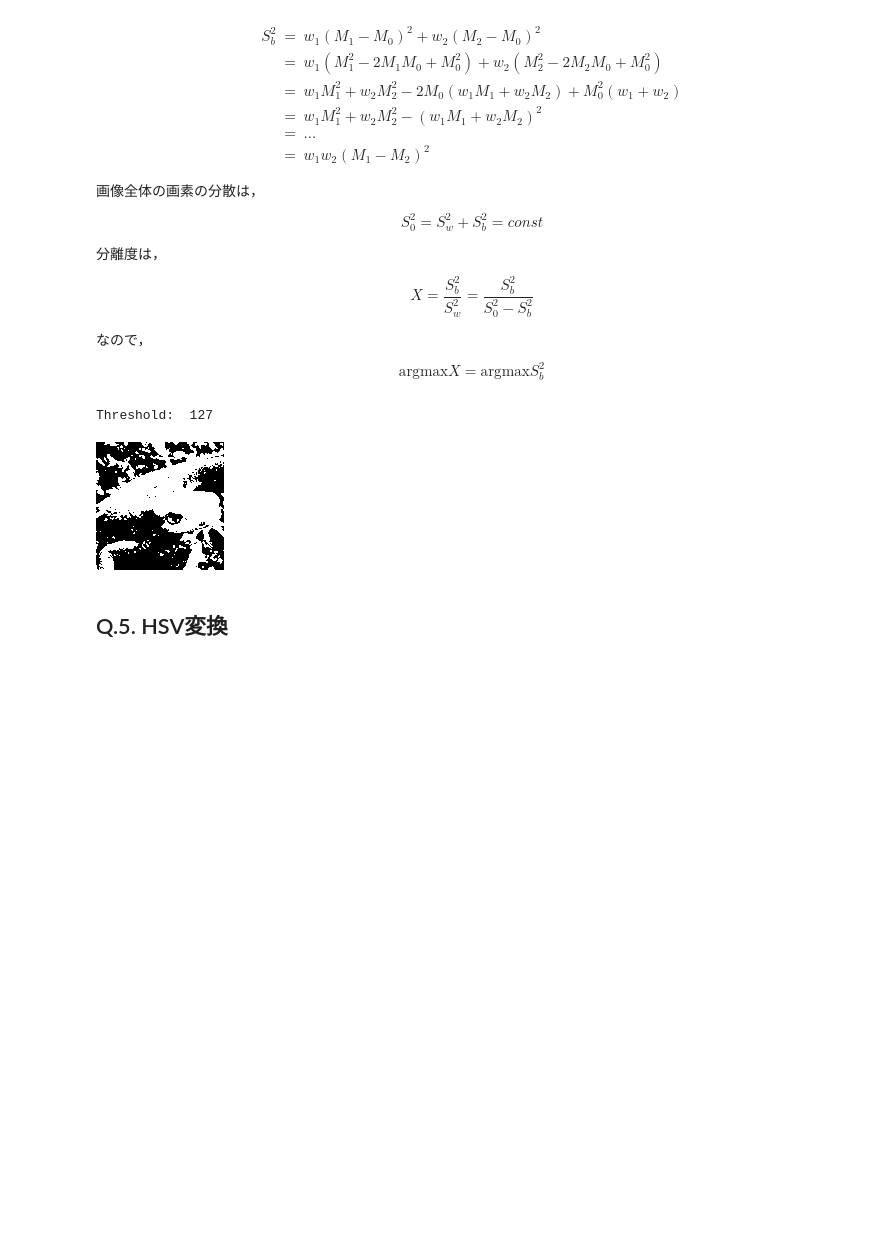
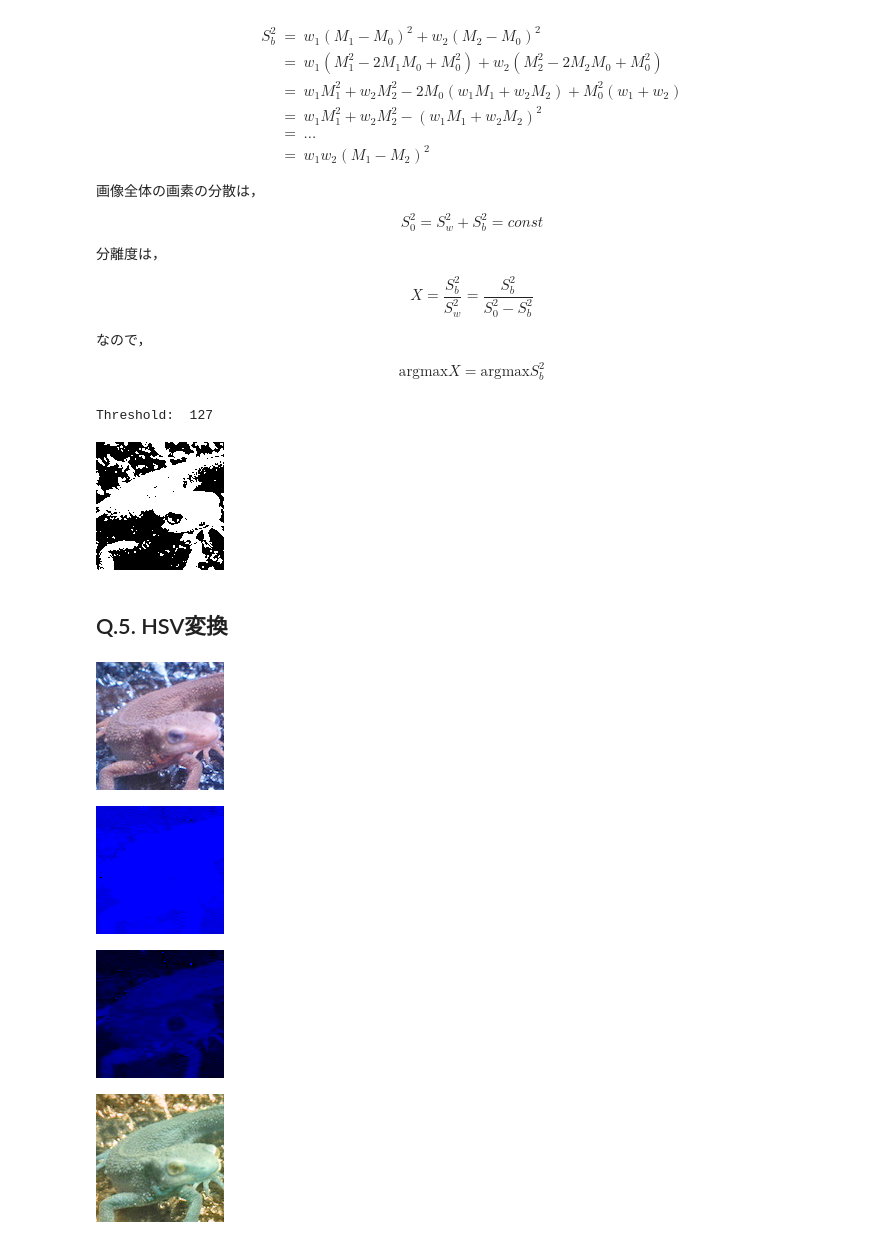
Before and after one commit to whatalnk/Gasyori100knock, a Jupyter notebook: notebooks/Question_01_10.ipynb, the cells around one changed output. Drawn from its saved outputs; the diff is of its cells as text; code cells hidden in the pictures; blank space fills up the shorter version.

```diff
--- a/notebooks/Question_01_10.ipynb
+++ b/notebooks/Question_01_10.ipynb
@@ -129,3 +129,70 @@ Threshold:  127
 [figure]
 # %% [markdown]
 ## Q.5. HSV変換
+# %%
+def BGR2HSV(img):
+  def BGR2HSV_(pix):
+    B, G, R = pix / 255.
+    Max = max(B, G, R)
+    Min = min(B, G, R)
+    V = Max
+    S = Max - Min
+    if Min == Max:
+      H = 0
+    elif Min == B:
+      H = (60 * (G - R) / S + 60)
+    elif Min == R:
+      H = (60 * (B - G) / S + 180)
+    elif Min == G:
+      H = (60 * (R - B) / S + 300)
+    return [H, S, V]
+  ret = np.array([[BGR2HSV_(y) for y in x] for x in img])
+  return ret
+
+def HSV2BGR(img):
+  img_ = img.copy()
+  out = np.zeros_like(img, dtype=np.float32)
+
+  H = img[..., 0].copy()
+  S = img[..., 1].copy()
+  V = img[..., 2].copy()
+
+  C = S
+  H_ = H / 60.
+  X = C * (1 - np.abs((H_ % 2) - 1))
+  Z = np.zeros_like(H_, dtype=np.float32)
+
+  vals = [[Z, X, C], [Z, C, X], [X, C, Z], [C, X, Z], [C, Z, X], [X, Z, C]]
+
+  for i in range(6):
+    ind = np.where((i <= H_) & (H_ < (i+1)))
+    out[..., 0][ind] = (V - C)[ind] + vals[i][0][ind]
+    out[..., 1][ind] = (V - C)[ind] + vals[i][1][ind]
+    out[..., 2][ind] = (V - C)[ind] + vals[i][2][ind]
+  out = np.clip(out, 0, 1)
+  out = (out * 255).astype(np.uint8)
+  return(out)
+
+# original
+img = cv2.imread("imori.jpg")
+cv2_imshow(img)
+print()
+
+# BGR => HSV
+img_hsv = BGR2HSV(img)
+cv2_imshow(img_hsv)
+print()
+
+# H を反転
+img_hsv[..., 0] = (img_hsv[..., 0] + 180) % 360
+cv2_imshow(img_hsv)
+print()
+
+# HSV => BGR
+img_hsv_bgr = HSV2BGR(img_hsv)
+cv2_imshow(img_hsv_bgr)
+# %% [output]
+[figure, added]
+[figure, added]
+[figure, added]
+[figure, added]
```
Also changed, not shown: parts of 5 cells of this notebook.
